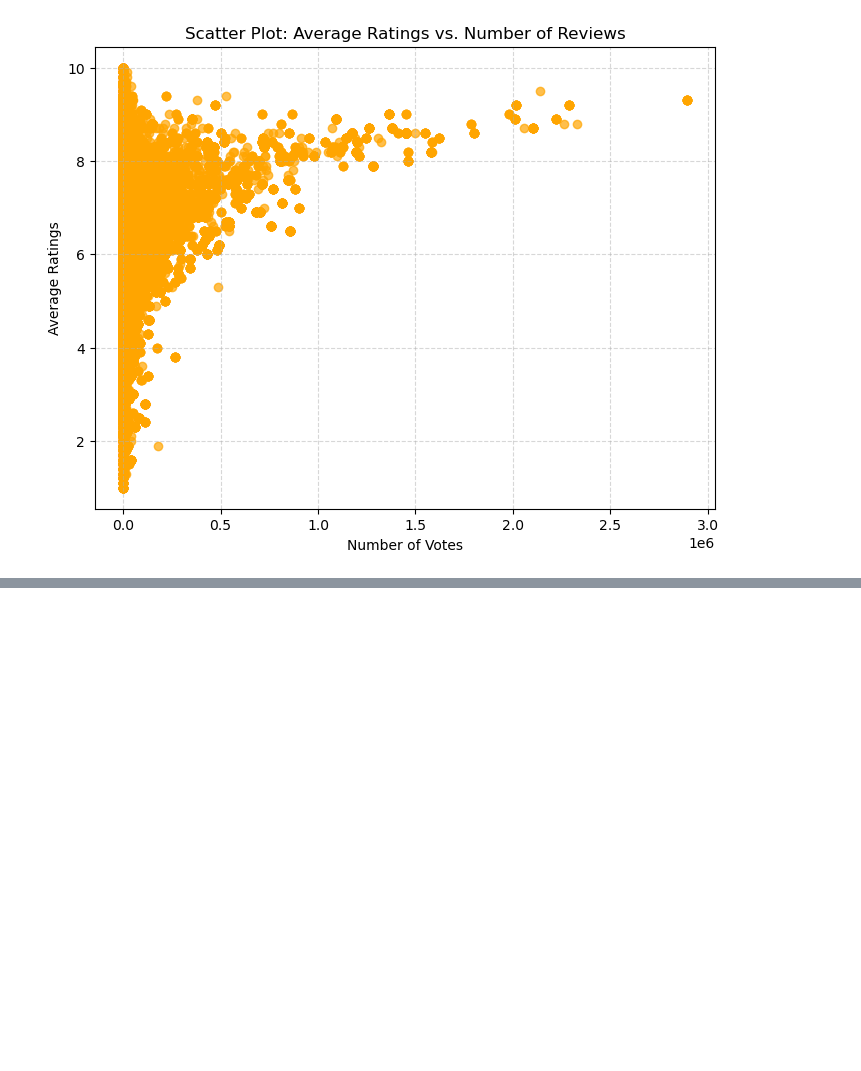
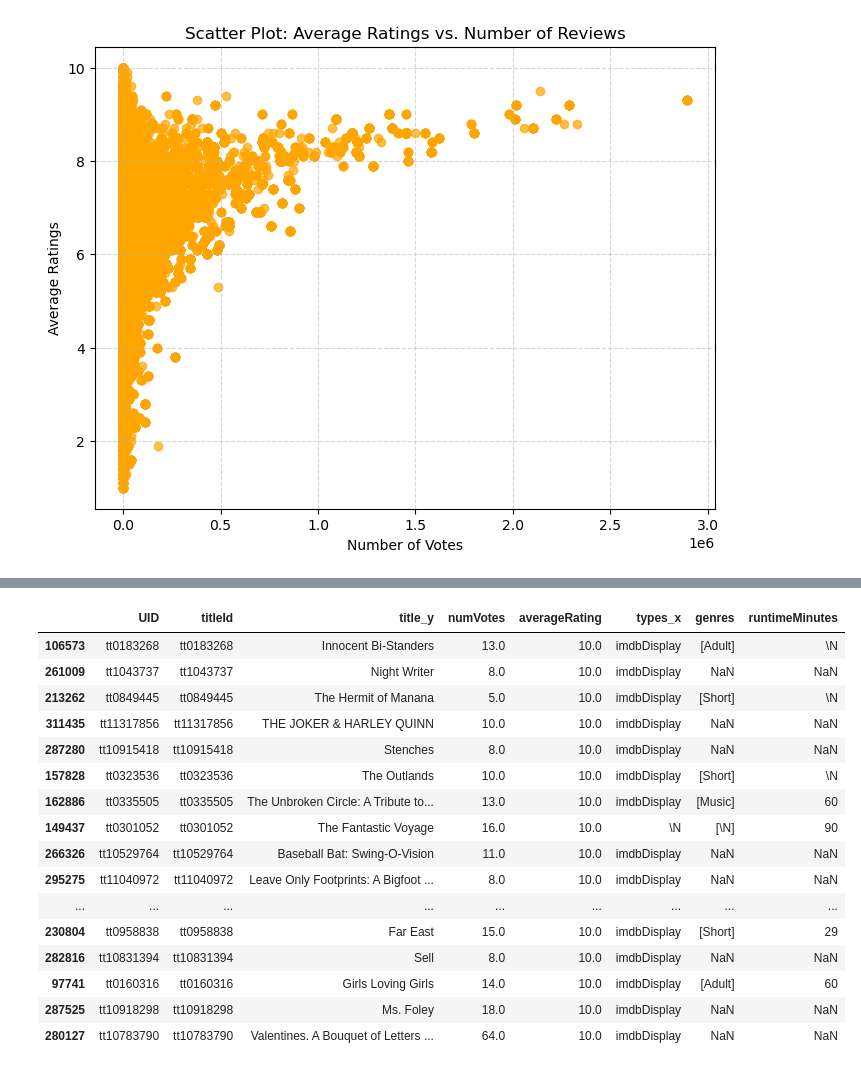
Before and after one commit to Rams7771/Project-1---Group-3, a Jupyter notebook: Merge-ALL.ipynb, the cells around one changed output, grey strips where cells are left out. Drawn from its saved outputs; the diff is of its cells as text; code cells hidden in the pictures; blank space fills up the shorter version.

```diff
--- a/Merge-ALL.ipynb
+++ b/Merge-ALL.ipynb
@@ -207,0 +299,20 @@ print(top_10_movies[['title_y', 'numVotes']])
+# %%
+unique_df.sort_values(by='averageRating', ascending=False).head(20)
+# %% [output]
+|  | UID | titleId | title_y | numVotes | averageRating | types_x | genres | runtimeMinutes |
+| 106573 | tt0183268 | tt0183268 | Innocent Bi-Standers | 13.0 | 10.0 | imdbDisplay | [Adult] | \N |
+| 261009 | tt1043737 | tt1043737 | Night Writer | 8.0 | 10.0 | imdbDisplay | NaN | NaN |
+| 213262 | tt0849445 | tt0849445 | The Hermit of Manana | 5.0 | 10.0 | imdbDisplay | [Short] | \N |
+| 311435 | tt11317856 | tt11317856 | THE JOKER & HARLEY QUINN | 10.0 | 10.0 | imdbDisplay | NaN | NaN |
+| 287280 | tt10915418 | tt10915418 | Stenches | 8.0 | 10.0 | imdbDisplay | NaN | NaN |
+| 157828 | tt0323536 | tt0323536 | The Outlands | 10.0 | 10.0 | imdbDisplay | [Short] | \N |
+| 162886 | tt0335505 | tt0335505 | The Unbroken Circle: A Tribute to... | 13.0 | 10.0 | imdbDisplay | [Music] | 60 |
+| 149437 | tt0301052 | tt0301052 | The Fantastic Voyage | 16.0 | 10.0 | \N | [\N] | 90 |
+| 266326 | tt10529764 | tt10529764 | Baseball Bat: Swing-O-Vision | 11.0 | 10.0 | imdbDisplay | NaN | NaN |
+| 295275 | tt11040972 | tt11040972 | Leave Only Footprints: A Bigfoot ... | 8.0 | 10.0 | imdbDisplay | NaN | NaN |
+| ... | ... | ... | ... | ... | ... | ... | ... | ... |
+| 230804 | tt0958838 | tt0958838 | Far East | 15.0 | 10.0 | imdbDisplay | [Short] | 29 |
+| 282816 | tt10831394 | tt10831394 | Sell | 8.0 | 10.0 | imdbDisplay | NaN | NaN |
+| 97741 | tt0160316 | tt0160316 | Girls Loving Girls | 14.0 | 10.0 | imdbDisplay | [Adult] | 60 |
+| 287525 | tt10918298 | tt10918298 | Ms. Foley | 18.0 | 10.0 | imdbDisplay | NaN | NaN |
+| 280127 | tt10783790 | tt10783790 | Valentines. A Bouquet of Letters ... | 64.0 | 10.0 | imdbDisplay | NaN | NaN |
```
Also changed, not shown: parts of 19 cells of this notebook.
